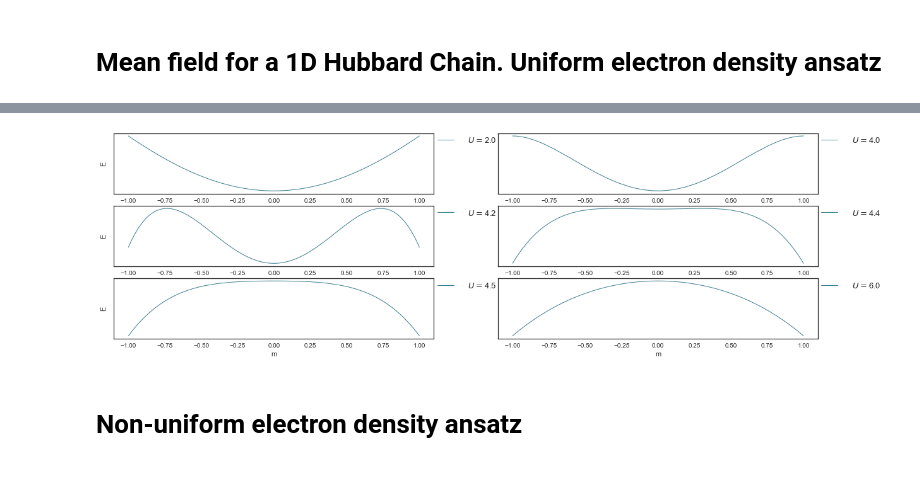
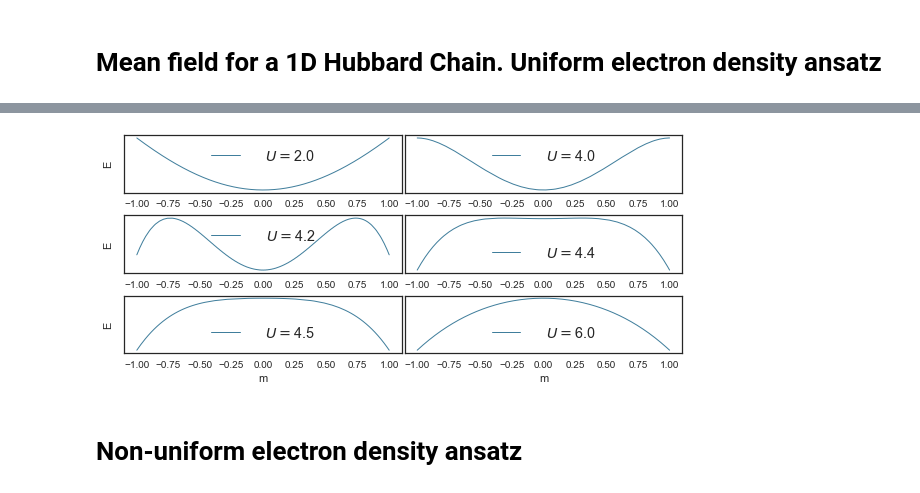
Before and after one commit to SriramanT/qmc_master_code, a Jupyter notebook: ANALYTICAL/src/hubbard-mf.ipynb, the cells around one changed output, grey strips where cells are left out. Cells and saved outputs as stored; diff of their text form; code cells hidden in the pictures.

```diff
--- a/ANALYTICAL/src/hubbard-mf.ipynb
+++ b/ANALYTICAL/src/hubbard-mf.ipynb
@@ -15,9 +15,9 @@ cwd = os.getcwd()
 import seaborn as sns
 sns.set()
 sns.set_style("white")
-sns.set_palette(sns.diverging_palette(220, 20, n=6))
+sns.set_palette(sns.diverging_palette(230, 20, n=6))
 
-SAVEPLOTS = False
+SAVEPLOTS = True
 
 SAVEDIR = "../plots/mf-hubbard"
 if not os.path.exists(SAVEDIR):
@@ -145,7 +145,7 @@ for idx, U in enumerate(Us):
         m[fill] = (Nup[fill] - Ndown[fill]) / Np
 
     ax.plot(m, E, label = '$\quadU=$' + r'' + str(U), linewidth = 0.5)
-    lgd = ax.legend(bbox_to_anchor=(1.05, 1), loc=2, borderaxespad=0.)
+    lgd = ax.legend(loc=4, borderaxespad=0., ncol = 2, columnspacing = 0.5, fontsize = 'small', mode = "expand")
     plt.title(r'$t=$' + r'' + str(t) + r'$\quadN=$' \
               + r'' + str(N) + r'$\quad\rho=$' + r'' + str(1/filling))
 
@@ -156,5 +156,6 @@ if SAVEPLOTS == True:
 # %%
-f = plt.figure(figsize=(20,6))
+f = plt.figure(figsize=(10,4))
+f.subplots_adjust(hspace=0.4, wspace=0.01)
 nCols = 2
 
 for idx, U in enumerate(Us):
@@ -167,36 +168,37 @@ for idx, U in enumerate(Us):
     #k = 2 * np.pi / N * np.arange(-N / 2 + 1, N/2 + 1)
 
     nUp = Nup / N
     nDown = Ndown / N
 
     eUp = - 2 * t * np.cos(k)
     eDown = eUp
 
     #eUp = la.eigvals(K)
     #eDown = eUp
 
     E = np.zeros(Np+1)
     m = np.zeros(Np+1)
 
     for fill in range(Np + 1):
         E[fill] = np.sum( np.sort(eUp)[:int(Nup[fill])] + U * nDown[fill] ) / N \
         + np.sum( np.sort(eDown)[:int(Ndown[fill])] + U * nUp[fill] ) / N \
         - U * nDown[fill] * nUp[fill]
         m[fill] = (Nup[fill] - Ndown[fill]) / Np
 
     ax = f.add_subplot(Us.size/nCols, nCols, idx + 1)
     ax.plot(m, E, label = '$\quadU=$' + r'' + str(U), linewidth = 1)
-    lgd = ax.legend(bbox_to_anchor=(1, 1), loc=2, borderaxespad=0., prop={'size': 13})
+
+    lgd = ax.legend(fontsize = 'large')
     if (idx + 1) > nCols:
         ax.set_xlabel(r'm')
     if (idx + nCols) % nCols == 0:
         ax.set_ylabel(r'E')
     ax.set_yticklabels([])
 
 if SAVEPLOTS == True:
-    plt.savefig(SAVEDIR + "/mf-hubbard-1d-quarter-filling-multiple" + '.png', dpi = 400, bbox_extra_artists=(lgd,), bbox_inches='tight')
+    plt.savefig(SAVEDIR + "/mf-hubbard-1d-quarter-filling-multiple" + '.png', dpi = 400, bbox_inches='tight')
 # %% [output]
-[figure, old version]
+[figure, new version]
 # %% [markdown]
 # Non-uniform electron density ansatz
 # %% [markdown]
```
Also changed, not shown: parts of 2 cells of this notebook, 15 other files.
